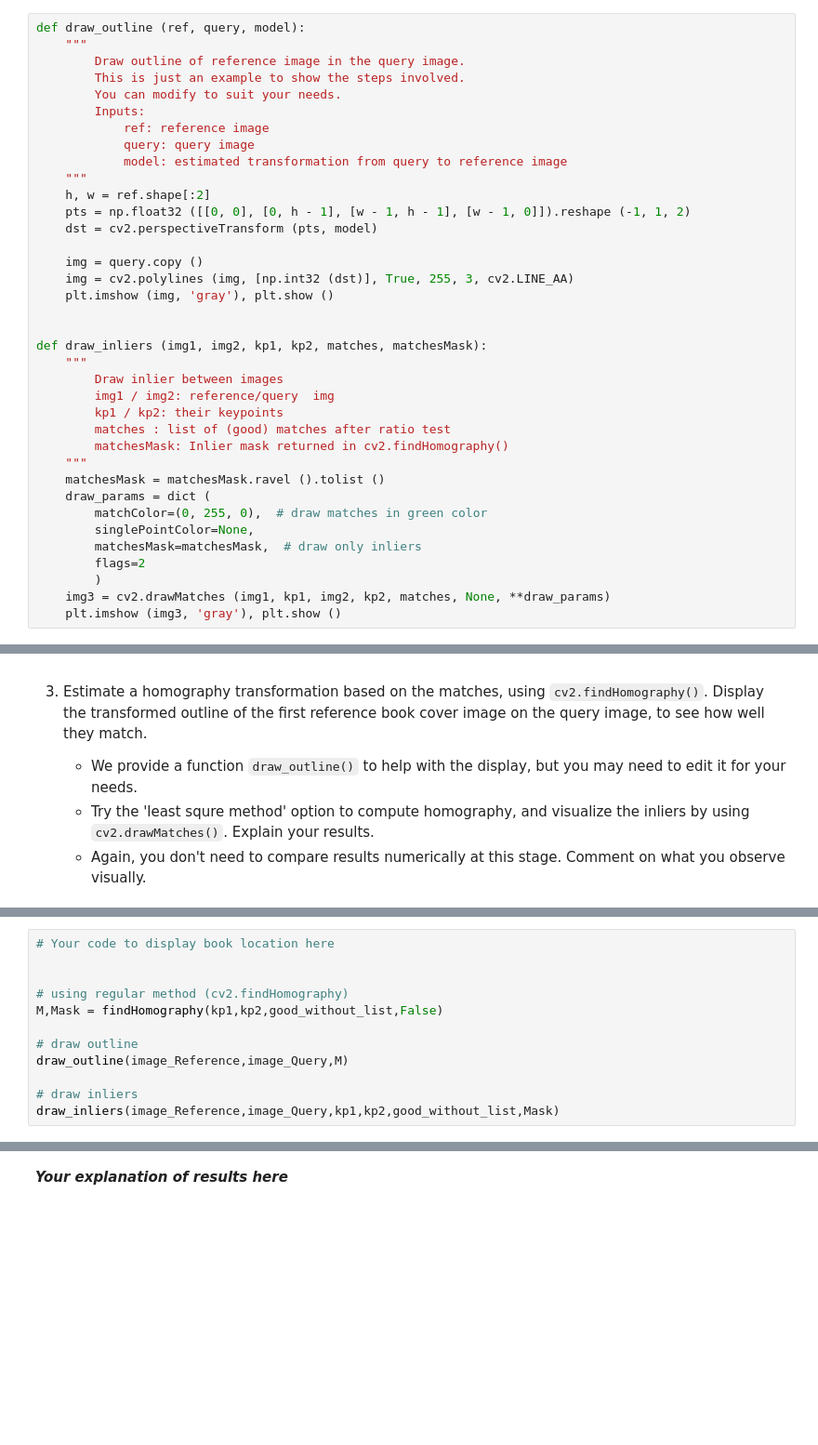
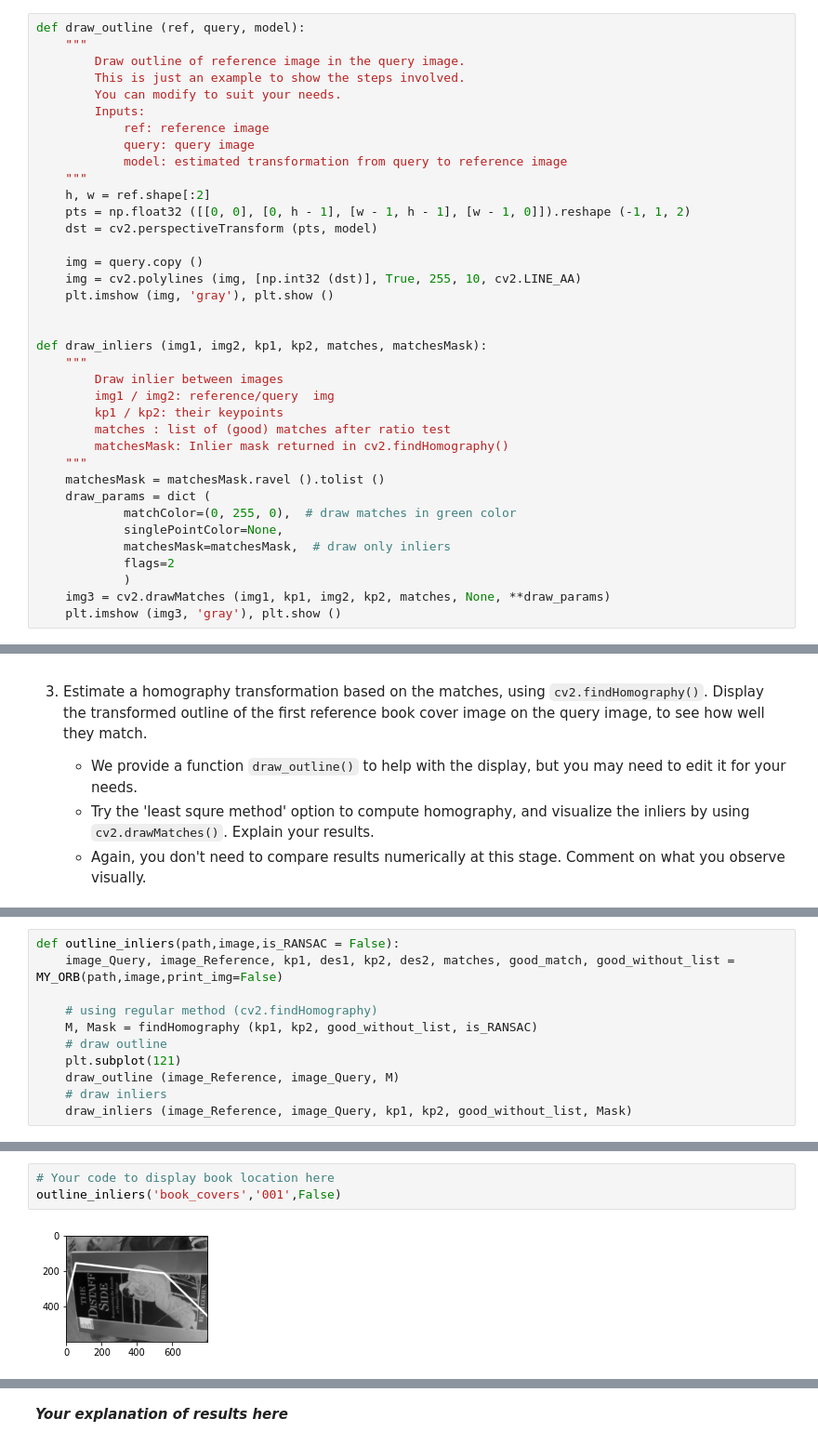
Before and after one commit to renyuan-fei/CV, a Jupyter notebook: assignment2/Assignment2/clean/Assignment2.ipynb, the cells around one changed output, grey strips where cells are left out. Shown at 93% size. Saved outputs shown, nothing was run; the diff lists cells and outputs as text; blank space fills up the shorter version.

Commit message:
none

```diff
--- a/assignment2/Assignment2/clean/Assignment2.ipynb
+++ b/assignment2/Assignment2/clean/Assignment2.ipynb
@@ -80,7 +78,7 @@ def draw_outline (ref, query, model):
     dst = cv2.perspectiveTransform (pts, model)
 
     img = query.copy ()
-    img = cv2.polylines (img, [np.int32 (dst)], True, 255, 3, cv2.LINE_AA)
+    img = cv2.polylines (img, [np.int32 (dst)], True, 255, 10, cv2.LINE_AA)
     plt.imshow (img, 'gray'), plt.show ()
 
 
@@ -94,11 +92,11 @@ def draw_inliers (img1, img2, kp1, kp2, matches, matchesMask):
     """
     matchesMask = matchesMask.ravel ().tolist ()
     draw_params = dict (
-        matchColor=(0, 255, 0),  # draw matches in green color
-        singlePointColor=None,
-        matchesMask=matchesMask,  # draw only inliers
-        flags=2
-        )
+            matchColor=(0, 255, 0),  # draw matches in green color
+            singlePointColor=None,
+            matchesMask=matchesMask,  # draw only inliers
+            flags=2
+            )
     img3 = cv2.drawMatches (img1, kp1, img2, kp2, matches, None, **draw_params)
     plt.imshow (img3, 'gray'), plt.show ()
 # %% [markdown]
@@ -195,14 +199,13 @@ def findHomography(image_1_kp, image_2_kp, good_matches,is_RANSAC = False):
 
     return [M, Mask]
 # %%
-# Your code to display book location here
+def outline_inliers(path,image,is_RANSAC = False):
+    image_Query, image_Reference, kp1, des1, kp2, des2, matches, good_match, good_without_list = MY_ORB(path,image,print_img=False)
 
-
-# using regular method (cv2.findHomography)
-M,Mask = findHomography(kp1,kp2,good_without_list,False)
-
-# draw outline
-draw_outline(image_Reference,image_Query,M)
-
-# draw inliers
-draw_inliers(image_Reference,image_Query,kp1,kp2,good_without_list,Mask)
+    # using regular method (cv2.findHomography)
+    M, Mask = findHomography (kp1, kp2, good_without_list, is_RANSAC)
+    # draw outline
+    plt.subplot(121)
+    draw_outline (image_Reference, image_Query, M)
+    # draw inliers
+    draw_inliers (image_Reference, image_Query, kp1, kp2, good_without_list, Mask)
@@ -211,0 +212,5 @@ draw_inliers(image_Reference,image_Query,kp1,kp2,good_without_list,Mask)
+# %%
+# Your code to display book location here
+outline_inliers('book_covers','001',False)
+# %% [output]
+[figure, added]
```
Also changed, not shown: parts of 11 cells of this notebook.
